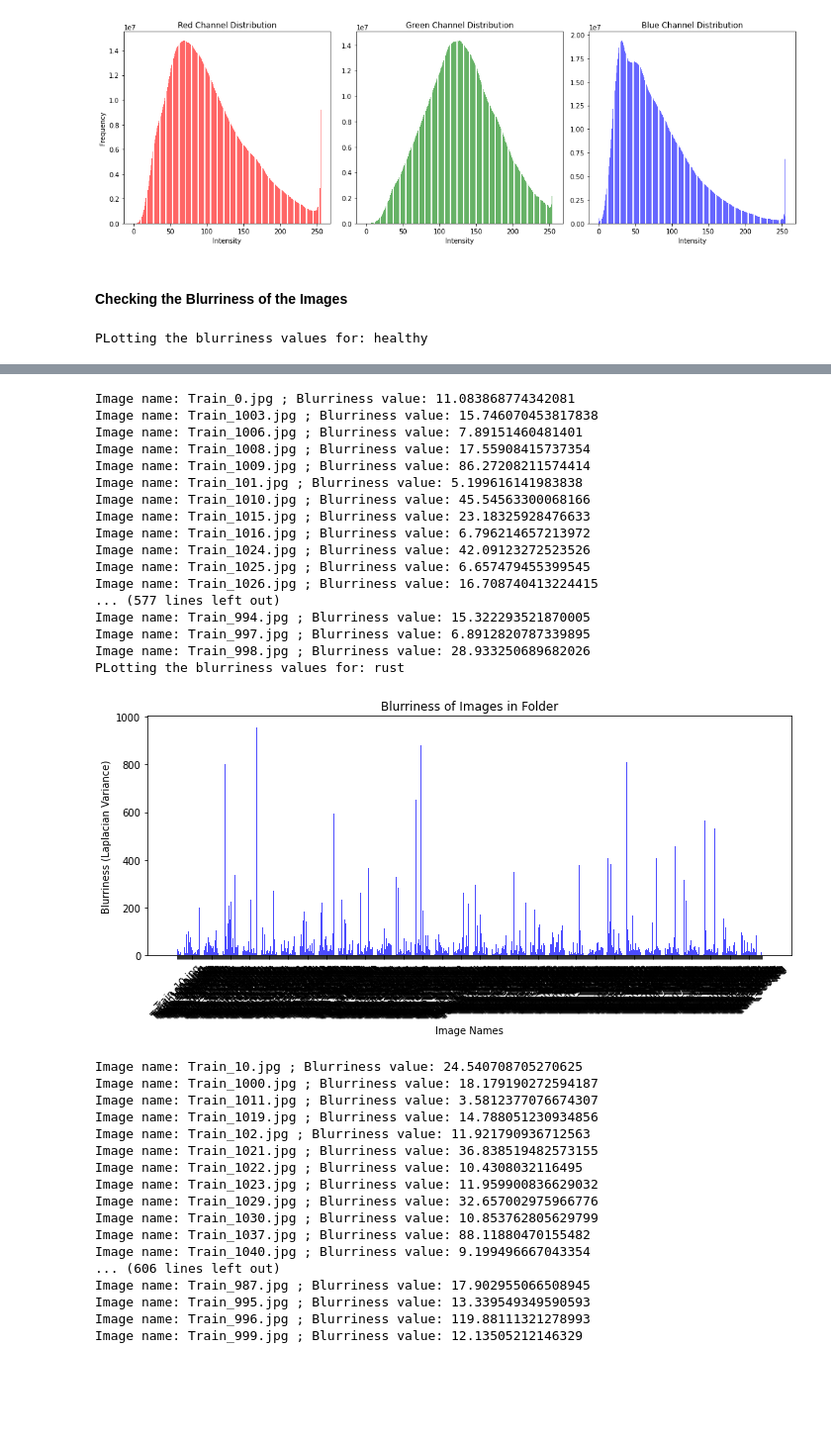
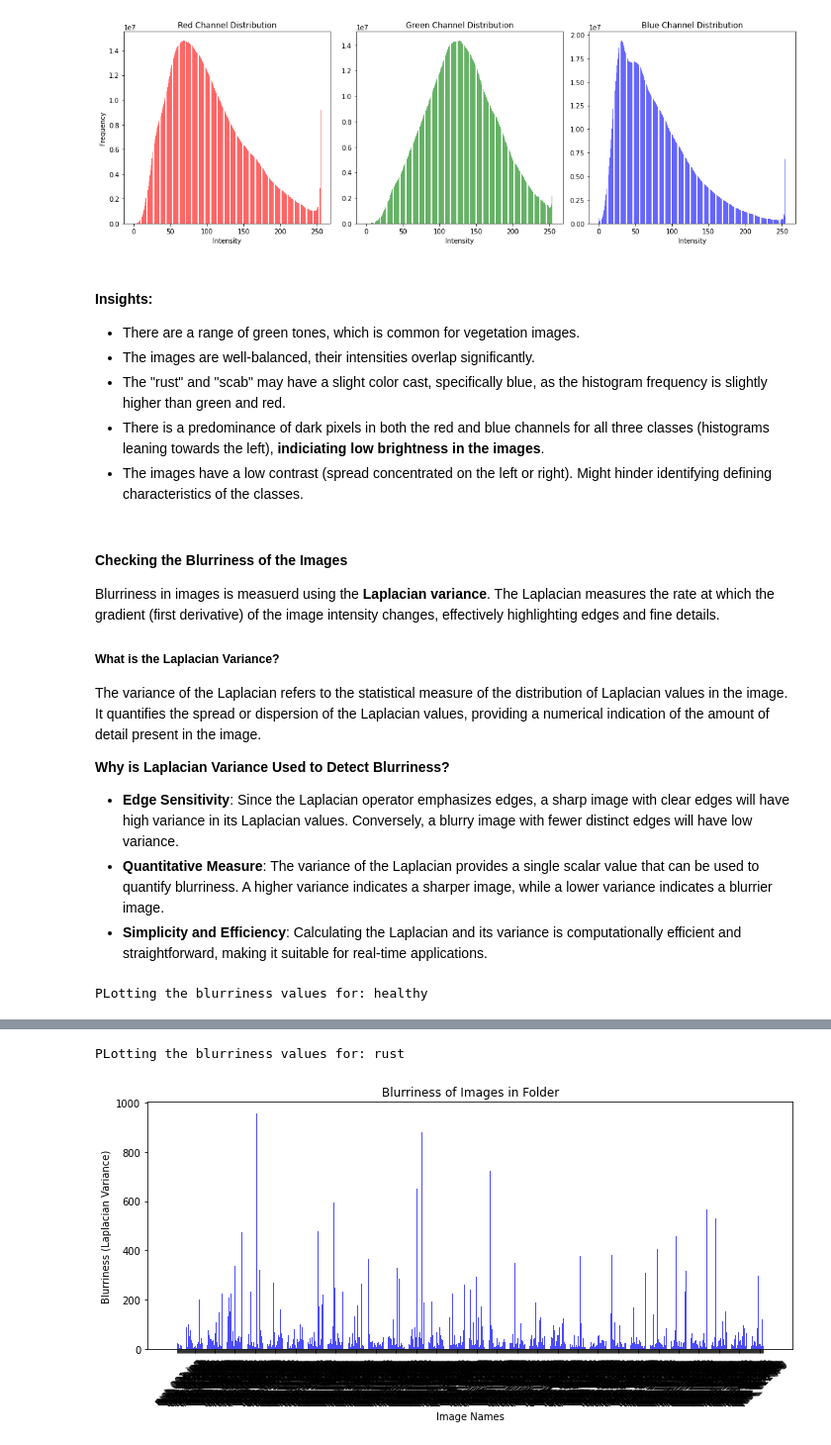
Before and after one commit to maria-fisher/Urban-Agriculture-in-Milan, a Jupyter notebook: eda/3_pests_diseases/notebooks/Ashwitha/EDA_apple.ipynb, the cells around one changed output, grey strips where cells are left out. Shown at 99% size. Saved outputs shown, nothing was run; the diff lists cells and outputs as text; code cells hidden in the pictures; blank space fills up the shorter version.

Commit message:
Insights added

```diff
--- a/eda/3_pests_diseases/notebooks/Ashwitha/EDA_apple.ipynb
+++ b/eda/3_pests_diseases/notebooks/Ashwitha/EDA_apple.ipynb
@@ -205,8 +235,25 @@ RGB Histograms for scab :
 [figure]
 RGB Histograms for rust :
 [figure]
-# %% [markdown]
-#### Checking the Blurriness of the Images
+# %% [markdown]
+#### Insights:
+* There are a range of green tones, which is common for vegetation images.
+* The images are well-balanced, their intensities overlap significantly.
+* The "rust" and "scab" may have a slight color cast, specifically blue, as the histogram frequency is slightly higher than green and red.
+* There is a predominance of dark pixels in both the red and blue channels for all three classes (histograms leaning towards the left), **indiciating low brightness in the images**.
+* The images have a low contrast (spread concentrated on the left or right). Might hinder identifying defining characteristics of the classes.
+# %% [markdown]
+#### Checking the Blurriness of the Images
+
+Blurriness in images is measuerd using the **Laplacian variance**. The Laplacian measures the rate at which the gradient (first derivative) of the image intensity changes, effectively highlighting edges and fine details.
+
+##### What is the Laplacian Variance?
+The variance of the Laplacian refers to the statistical measure of the distribution of Laplacian values in the image. It quantifies the spread or dispersion of the Laplacian values, providing a numerical indication of the amount of detail present in the image.
+
+**Why is Laplacian Variance Used to Detect Blurriness?**
+* **Edge Sensitivity**: Since the Laplacian operator emphasizes edges, a sharp image with clear edges will have high variance in its Laplacian values. Conversely, a blurry image with fewer distinct edges will have low variance.
+* **Quantitative Measure**: The variance of the Laplacian provides a single scalar value that can be used to quantify blurriness. A higher variance indicates a sharper image, while a lower variance indicates a blurrier image.
+* **Simplicity and Efficiency**: Calculating the Laplacian and its variance is computationally efficient and straightforward, making it suitable for real-time applications.
 # %%
 # Function to detect blurriness using the variance of the Laplacian
 def detect_blurriness(image_path):
@@ -244,7 +291,7 @@ for folder_path in folders:
 
     # Printing the blurriness values for easier read
     # Will later modify this function to print blur value above a certain threshold to detect blurry images
-    for im_name, blur_value in zip(image_names, blurriness_values):
-        print("Image name: " + str(im_name) + " ; Blurriness value: " + str(blur_value))
+    #for im_name, blur_value in zip(image_names, blurriness_values):
+    #    print("Image name: " + str(im_name) + " ; Blurriness value: " + str(blur_value))
 # %% [output]
 PLotting the blurriness values for: healthy
@@ -270,35 +301,2 @@ PLotting the blurriness values for: scab
-Image name: Train_0.jpg ; Blurriness value: 11.083868774342081
-Image name: Train_1003.jpg ; Blurriness value: 15.746070453817838
-Image name: Train_1006.jpg ; Blurriness value: 7.89151460481401
-Image name: Train_1008.jpg ; Blurriness value: 17.55908415737354
-Image name: Train_1009.jpg ; Blurriness value: 86.27208211574414
-Image name: Train_101.jpg ; Blurriness value: 5.199616141983838
-Image name: Train_1010.jpg ; Blurriness value: 45.54563300068166
-Image name: Train_1015.jpg ; Blurriness value: 23.18325928476633
-Image name: Train_1016.jpg ; Blurriness value: 6.796214657213972
-Image name: Train_1024.jpg ; Blurriness value: 42.09123272523526
-Image name: Train_1025.jpg ; Blurriness value: 6.657479455399545
-Image name: Train_1026.jpg ; Blurriness value: 16.708740413224415
-... (577 lines left out)
-Image name: Train_994.jpg ; Blurriness value: 15.322293521870005
-Image name: Train_997.jpg ; Blurriness value: 6.8912820787339895
-Image name: Train_998.jpg ; Blurriness value: 28.933250689682026
 PLotting the blurriness values for: rust
-[figure, old version]
+[figure, new version]
-Image name: Train_10.jpg ; Blurriness value: 24.540708705270625
-Image name: Train_1000.jpg ; Blurriness value: 18.179190272594187
-Image name: Train_1011.jpg ; Blurriness value: 3.5812377076674307
-Image name: Train_1019.jpg ; Blurriness value: 14.788051230934856
-Image name: Train_102.jpg ; Blurriness value: 11.921790936712563
-Image name: Train_1021.jpg ; Blurriness value: 36.838519482573155
-Image name: Train_1022.jpg ; Blurriness value: 10.4308032116495
-Image name: Train_1023.jpg ; Blurriness value: 11.959900836629032
-Image name: Train_1029.jpg ; Blurriness value: 32.657002975966776
-Image name: Train_1030.jpg ; Blurriness value: 10.853762805629799
-Image name: Train_1037.jpg ; Blurriness value: 88.11880470155482
-Image name: Train_1040.jpg ; Blurriness value: 9.199496667043354
-... (606 lines left out)
-Image name: Train_987.jpg ; Blurriness value: 17.902955066508945
-Image name: Train_995.jpg ; Blurriness value: 13.339549349590593
-Image name: Train_996.jpg ; Blurriness value: 119.88111321278993
-Image name: Train_999.jpg ; Blurriness value: 12.13505212146329
```
Also changed, not shown: parts of 12 cells of this notebook.
